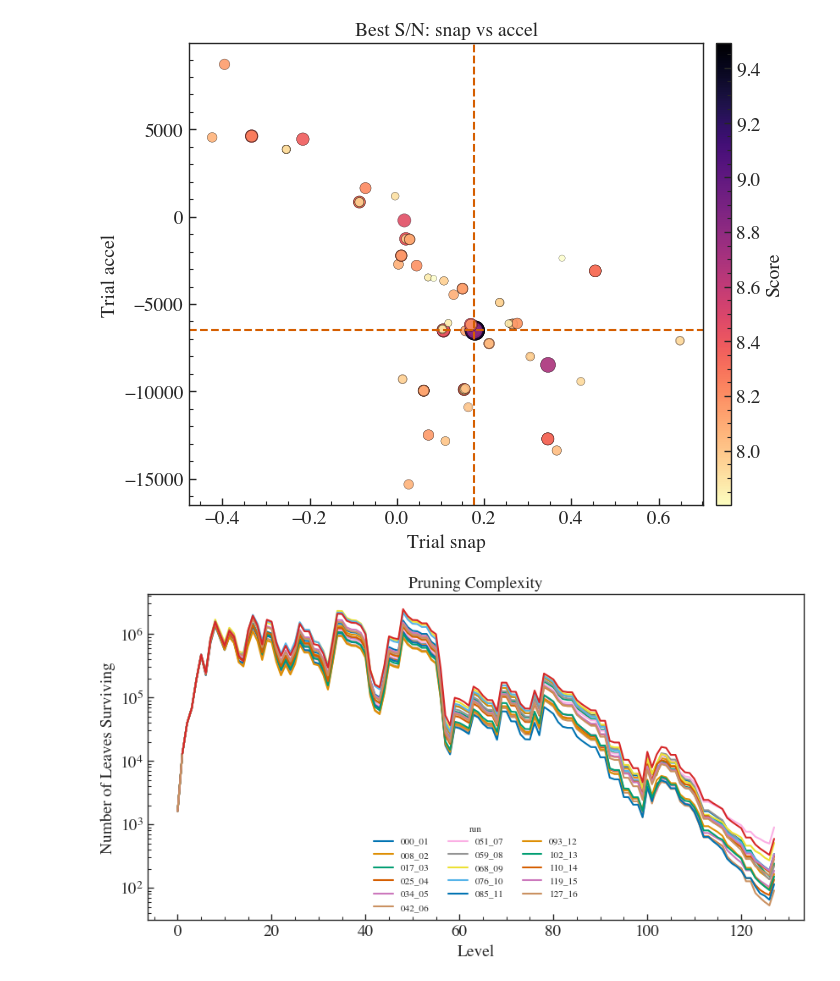
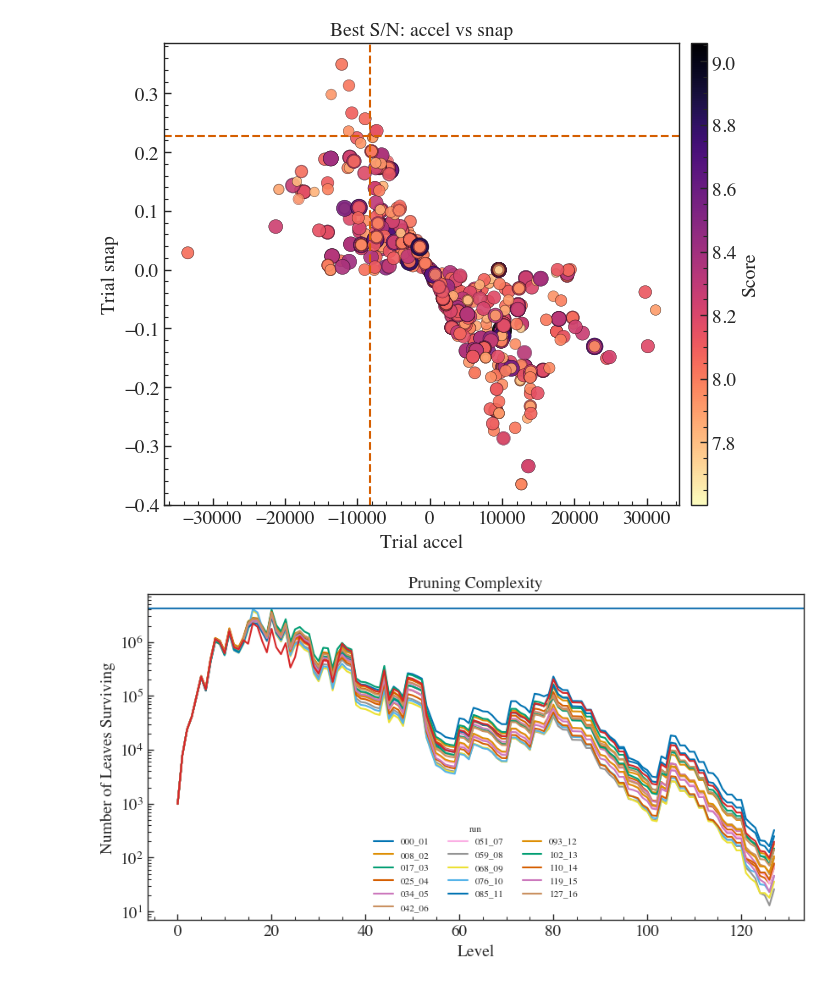
Before and after one commit to pravirkr/loki, a Jupyter notebook: notebooks/pruning_circular.ipynb, the cells around one changed output. Saved outputs shown, nothing was run; the diff lists cells and outputs as text; code cells hidden in the pictures.

```diff
--- a/notebooks/pruning_circular.ipynb
+++ b/notebooks/pruning_circular.ipynb
@@ -17,8 +16,8 @@ from pyloki.simulation.pulse import PulseSignalConfig
 pulsar_period = 0.007
 dt = 64e-6
 nsamps = 2**24
-mod_kwargs = {"p_orb": 1200, "psi": np.pi/4, "m_c": 10}
-cfg = PulseSignalConfig(period=pulsar_period, dt=dt, nsamps=nsamps, snr=11.5, ducy=0.1,
+mod_kwargs = {"p_orb": 1200, "psi": np.pi/2.1, "m_c": 8}
+cfg = PulseSignalConfig(period=pulsar_period, dt=dt, nsamps=nsamps, snr=12, ducy=0.1,
                         mod_kwargs=mod_kwargs, mod_type = "circular")
 print(f"tobs = {cfg.tobs}")
 tim_data = cfg.generate(shape="gaussian")
@@ -143,13 +143,14 @@ pgram.plot_scores(kind="hist", run_id=None); plt.show()
 # %%
-pgram.plot_correlation("snap", "accel", true_values={"snap": snap_true, "accel": acc_true}, run_id="051_07"); plt.show()
+pgram.plot_correlation("accel", "snap", true_values={"snap": snap_true, "accel": acc_true}, run_id=None); plt.show()
 # %% [output]
-[figure, old version]
+[figure, new version]
 # %%
 pstats = PruningStatsPlotter.load(result_file)
 fig = pstats.plot_level_stats(run_id=None)
-x = np.arange(1, len(branching_pattern) + 1)
+x = np.arange(0, len(branching_pattern) + 1)
 ax_list = fig.axes
-ax_list[0].plot(x, np.array(thresh_state.get_info("complexity")) * nparam_vol, label="Sim", c="tab:red")
+ax_list[0].plot(x, np.concatenate(([1], thresh_state.get_info("complexity"))) * nparam_vol, label="Expected", c="tab:red")
+ax_list[0].axhline(2**22, label="RAM limit", c="tab:blue")
 plt.show()
 # %% [output]
-[figure, old version]
+[figure, new version]
```
Also changed, not shown: parts of 9 cells of this notebook, 23 other files.
